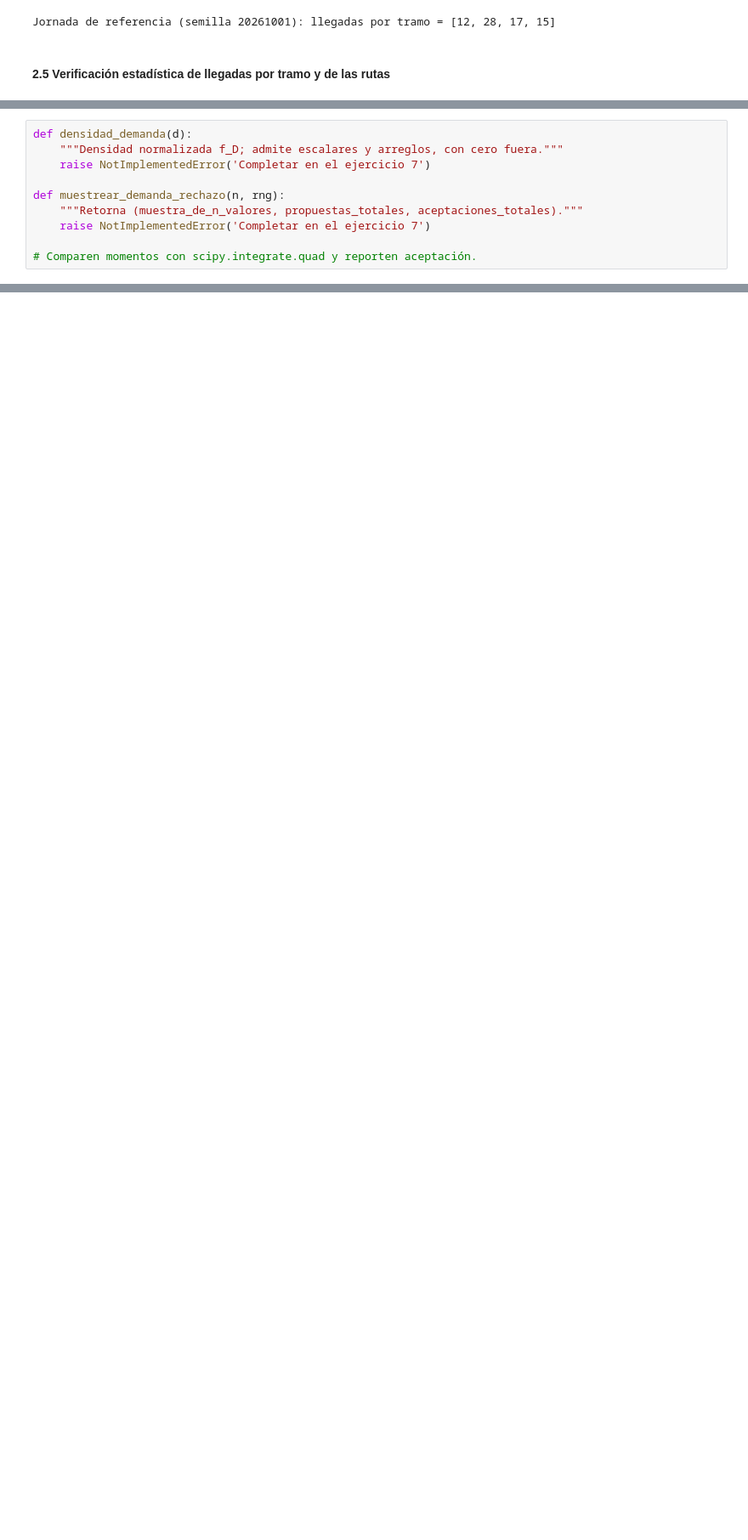
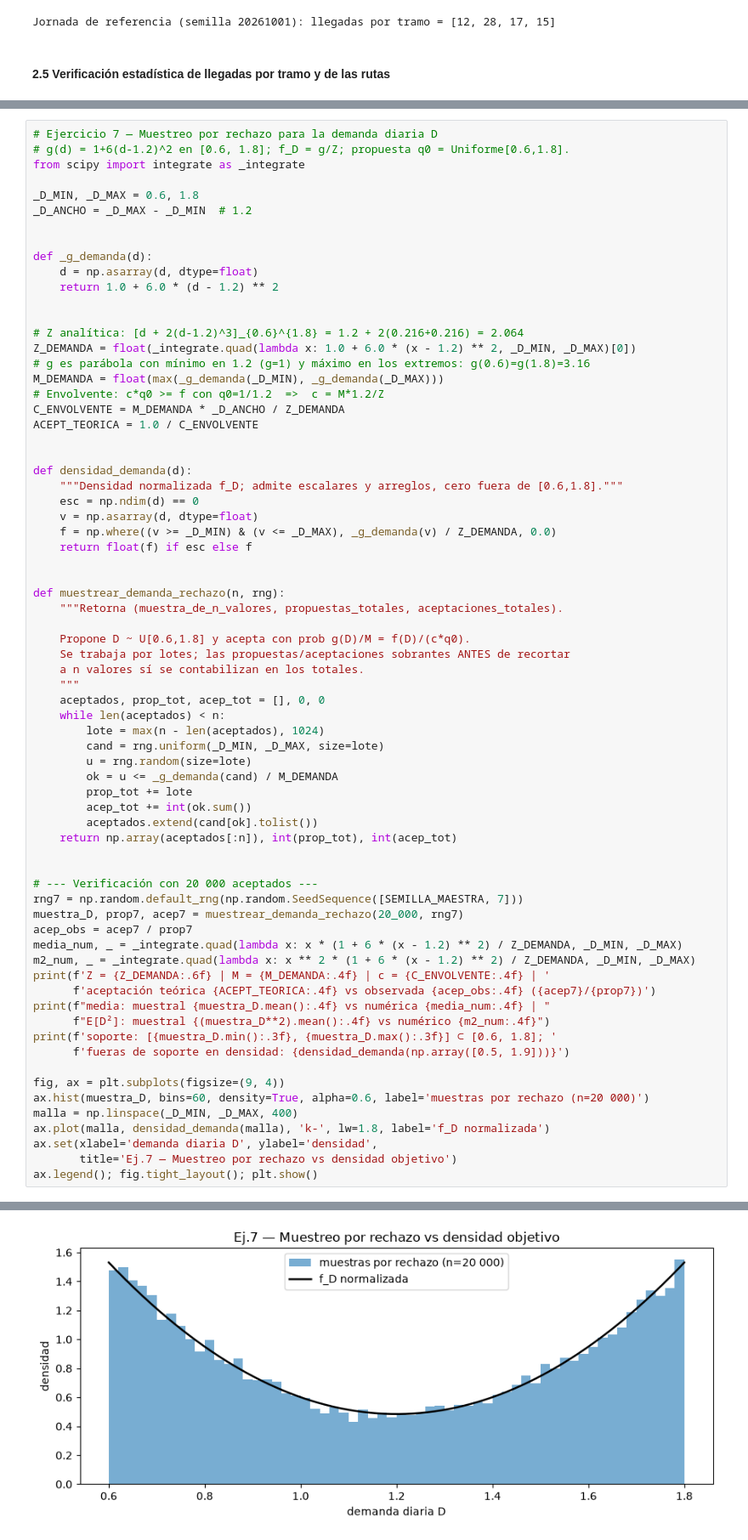
Before and after one commit to nykt3r/JupyterDevContainer, a Jupyter notebook: Taller_2_Modelos_y_Simulacion.ipynb, the cells around one changed output, grey strips where cells are left out. Shown at 85% size. Drawn from its saved outputs; the diff is of its cells as text; blank space fills up the shorter version.

```diff
--- a/Taller_2_Modelos_y_Simulacion.ipynb
+++ b/Taller_2_Modelos_y_Simulacion.ipynb
@@ -1145,12 +1697,73 @@ Esta es una distribución de planificación sintética; no fue ajustada a datos
 
 **Evidencia:** derivación de la envolvente, código, controles de soporte y normalización. Una cuadrícula de puntos sirve como diagnóstico, pero no sustituye una cota válida para todo el soporte.
 # %%
+# Ejercicio 7 — Muestreo por rechazo para la demanda diaria D
+# g(d) = 1+6(d-1.2)^2 en [0.6, 1.8]; f_D = g/Z; propuesta q0 = Uniforme[0.6,1.8].
+from scipy import integrate as _integrate
+
+_D_MIN, _D_MAX = 0.6, 1.8
+_D_ANCHO = _D_MAX - _D_MIN  # 1.2
+
+
+def _g_demanda(d):
+    d = np.asarray(d, dtype=float)
+    return 1.0 + 6.0 * (d - 1.2) ** 2
+
+
+# Z analítica: [d + 2(d-1.2)^3]_{0.6}^{1.8} = 1.2 + 2(0.216+0.216) = 2.064
+Z_DEMANDA = float(_integrate.quad(lambda x: 1.0 + 6.0 * (x - 1.2) ** 2, _D_MIN, _D_MAX)[0])
+# g es parábola con mínimo en 1.2 (g=1) y máximo en los extremos: g(0.6)=g(1.8)=3.16
+M_DEMANDA = float(max(_g_demanda(_D_MIN), _g_demanda(_D_MAX)))
+# Envolvente: c*q0 >= f con q0=1/1.2  =>  c = M*1.2/Z
+C_ENVOLVENTE = M_DEMANDA * _D_ANCHO / Z_DEMANDA
+ACEPT_TEORICA = 1.0 / C_ENVOLVENTE
+
+
 def densidad_demanda(d):
-    """Densidad normalizada f_D; admite escalares y arreglos, con cero fuera."""
-    raise NotImplementedError('Completar en el ejercicio 7')
+    """Densidad normalizada f_D; admite escalares y arreglos, cero fuera de [0.6,1.8]."""
+    esc = np.ndim(d) == 0
+    v = np.asarray(d, dtype=float)
+    f = np.where((v >= _D_MIN) & (v <= _D_MAX), _g_demanda(v) / Z_DEMANDA, 0.0)
+    return float(f) if esc else f
+
 
 def muestrear_demanda_rechazo(n, rng):
-    """Retorna (muestra_de_n_valores, propuestas_totales, aceptaciones_totales)."""
-    raise NotImplementedError('Completar en el ejercicio 7')
+    """Retorna (muestra_de_n_valores, propuestas_totales, aceptaciones_totales).
 
-# Comparen momentos con scipy.integrate.quad y reporten aceptación.
+    Propone D ~ U[0.6,1.8] y acepta con prob g(D)/M = f(D)/(c*q0).
+    Se trabaja por lotes; las propuestas/aceptaciones sobrantes ANTES de recortar
+    a n valores sí se contabilizan en los totales.
+    """
+    aceptados, prop_tot, acep_tot = [], 0, 0
+    while len(aceptados) < n:
+        lote = max(n - len(aceptados), 1024)
+        cand = rng.uniform(_D_MIN, _D_MAX, size=lote)
+        u = rng.random(size=lote)
+        ok = u <= _g_demanda(cand) / M_DEMANDA
+        prop_tot += lote
+        acep_tot += int(ok.sum())
+        aceptados.extend(cand[ok].tolist())
+    return np.array(aceptados[:n]), int(prop_tot), int(acep_tot)
+
+
+# --- Verificación con 20 000 aceptados ---
+rng7 = np.random.default_rng(np.random.SeedSequence([SEMILLA_MAESTRA, 7]))
+muestra_D, prop7, acep7 = muestrear_demanda_rechazo(20_000, rng7)
+acep_obs = acep7 / prop7
+media_num, _ = _integrate.quad(lambda x: x * (1 + 6 * (x - 1.2) ** 2) / Z_DEMANDA, _D_MIN, _D_MAX)
+m2_num, _ = _integrate.quad(lambda x: x ** 2 * (1 + 6 * (x - 1.2) ** 2) / Z_DEMANDA, _D_MIN, _D_MAX)
+print(f'Z = {Z_DEMANDA:.6f} | M = {M_DEMANDA:.4f} | c = {C_ENVOLVENTE:.4f} | '
+      f'aceptación teórica {ACEPT_TEORICA:.4f} vs observada {acep_obs:.4f} ({acep7}/{prop7})')
+print(f"media: muestral {muestra_D.mean():.4f} vs numérica {media_num:.4f} | "
+      f"E[D²]: muestral {(muestra_D**2).mean():.4f} vs numérico {m2_num:.4f}")
+print(f'soporte: [{muestra_D.min():.3f}, {muestra_D.max():.3f}] ⊂ [0.6, 1.8]; '
+      f'fueras de soporte en densidad: {densidad_demanda(np.array([0.5, 1.9]))}')
+
+fig, ax = plt.subplots(figsize=(9, 4))
+ax.hist(muestra_D, bins=60, density=True, alpha=0.6, label='muestras por rechazo (n=20 000)')
+malla = np.linspace(_D_MIN, _D_MAX, 400)
+ax.plot(malla, densidad_demanda(malla), 'k-', lw=1.8, label='f_D normalizada')
+ax.set(xlabel='demanda diaria D', ylabel='densidad',
+       title='Ej.7 — Muestreo por rechazo vs densidad objetivo')
+ax.legend(); fig.tight_layout(); plt.show()
+# %% [output]
@@ -1157,3 +1773,4 @@ def muestrear_demanda_rechazo(n, rng):
+[figure, added]
 # %% [markdown]
 ### Resultados e interpretación del ejercicio 7
 
```
Also changed, not shown: parts of 18 cells of this notebook, 2 other files.
